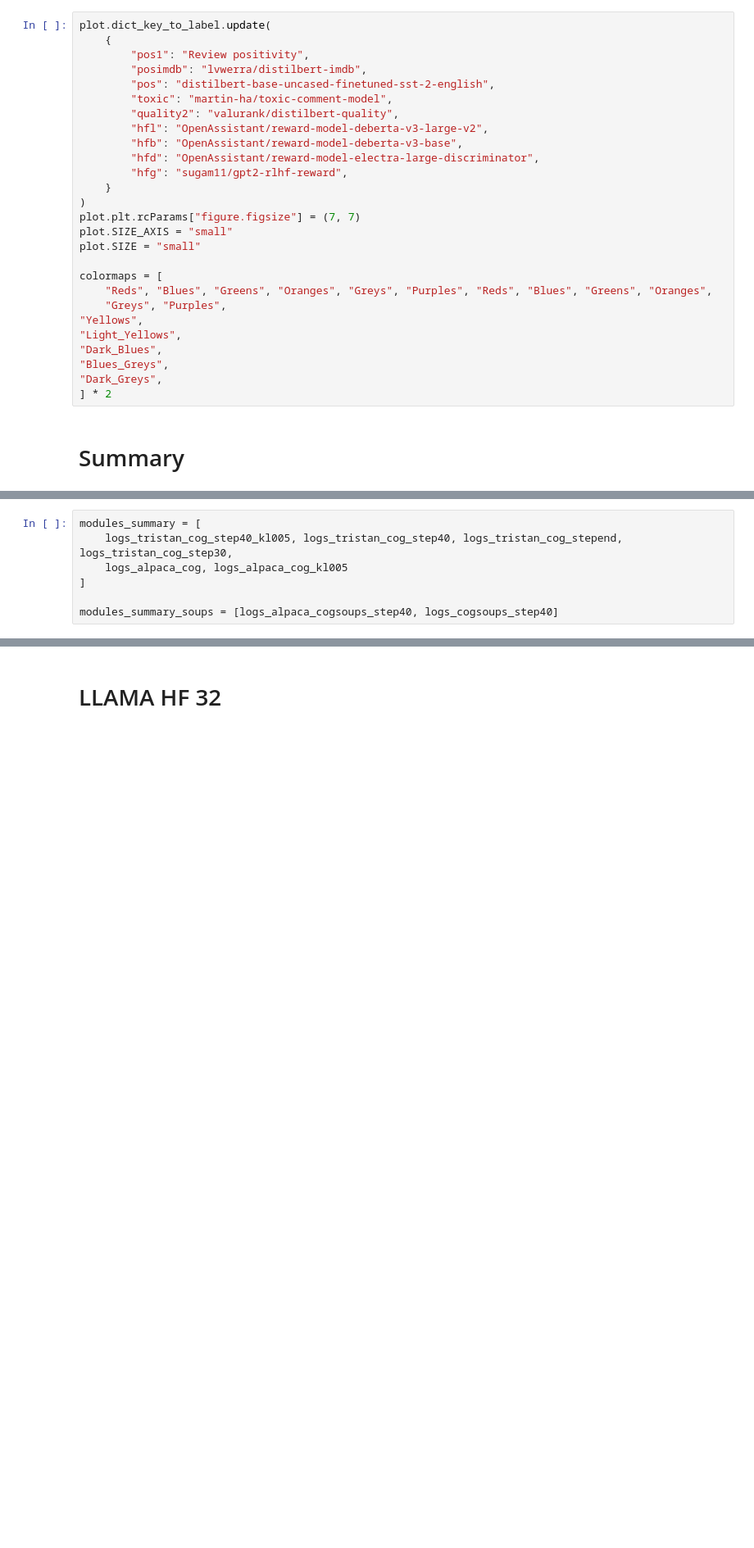
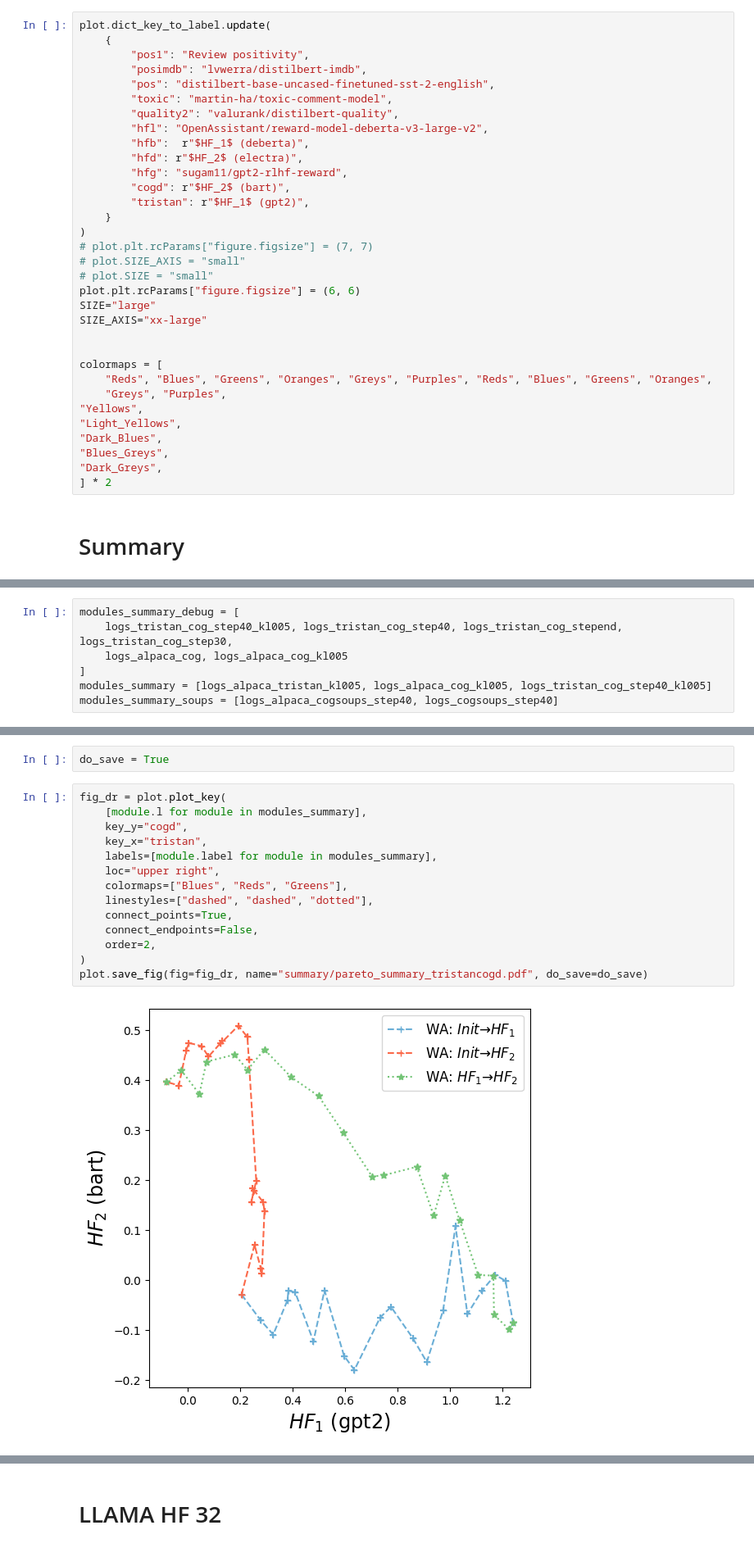
Before and after one commit to alexrame/domainbedv2, a Jupyter notebook: notebooks/rl/nlp/plot_rl.ipynb, the cells around one changed output, grey strips where cells are left out. Shown at 82% size. Drawn from its saved outputs; the diff is of its cells as text; blank space fills up the shorter version.

```diff
--- a/notebooks/rl/nlp/plot_rl.ipynb
+++ b/notebooks/rl/nlp/plot_rl.ipynb
@@ -22,14 +22,20 @@ plot.dict_key_to_label.update(
         "toxic": "martin-ha/toxic-comment-model",
         "quality2": "valurank/distilbert-quality",
         "hfl": "OpenAssistant/reward-model-deberta-v3-large-v2",
-        "hfb": "OpenAssistant/reward-model-deberta-v3-base",
-        "hfd": "OpenAssistant/reward-model-electra-large-discriminator",
+        "hfb":  r"$HF_1$ (deberta)",
+        "hfd": r"$HF_2$ (electra)",
         "hfg": "sugam11/gpt2-rlhf-reward",
+        "cogd": r"$HF_2$ (bart)",
+        "tristan": r"$HF_1$ (gpt2)",
     }
 )
-plot.plt.rcParams["figure.figsize"] = (7, 7)
-plot.SIZE_AXIS = "small"
-plot.SIZE = "small"
+# plot.plt.rcParams["figure.figsize"] = (7, 7)
+# plot.SIZE_AXIS = "small"
+# plot.SIZE = "small"
+plot.plt.rcParams["figure.figsize"] = (6, 6)
+SIZE="large"
+SIZE_AXIS="xx-large"
+
 
 colormaps = [
     "Reds", "Blues", "Greens", "Oranges", "Greys", "Purples", "Reds", "Blues", "Greens", "Oranges",
@@ -47,9 +53,9 @@ from llamasummary import logs_tristan_cog_step20_v0, logs_tristan_cog_step40_kl0
 # %%
-modules_summary = [
+modules_summary_debug = [
     logs_tristan_cog_step40_kl005, logs_tristan_cog_step40, logs_tristan_cog_stepend, logs_tristan_cog_step30,
     logs_alpaca_cog, logs_alpaca_cog_kl005
 ]
-
+modules_summary = [logs_alpaca_tristan_kl005, logs_alpaca_cog_kl005, logs_tristan_cog_step40_kl005]
 modules_summary_soups = [logs_alpaca_cogsoups_step40, logs_cogsoups_step40]
 # %%
 for modules in [modules_summary, modules_summary_soups]:
@@ -63,6 +70,24 @@ for modules in [modules_summary, modules_summary_soups]:
                 new_d["cogd"] = module.d[key][1]["FAITHFUL"] - module.d[key][1]["HALLUCINATED"]
                 new_d["cogfaithful"] = module.d[key][1]["FAITHFUL"]
                 module.l.append(new_d)
+# %%
+do_save = True
+# %%
+fig_dr = plot.plot_key(
+    [module.l for module in modules_summary],
+    key_y="cogd",
+    key_x="tristan",
+    labels=[module.label for module in modules_summary],
+    loc="upper right",
+    colormaps=["Blues", "Reds", "Greens"],
+    linestyles=["dashed", "dashed", "dotted"],
+    connect_points=True,
+    connect_endpoints=False,
+    order=2,
+)
+plot.save_fig(fig=fig_dr, name="summary/pareto_summary_tristancogd.pdf", do_save=do_save)
+# %% [output]
+[figure, added]
 # %%
 fig_dr = plot.plot_key(
     [module.l for module in modules_summary_soups],
```
Also changed, not shown: parts of 18 cells of this notebook, 4 other files.
